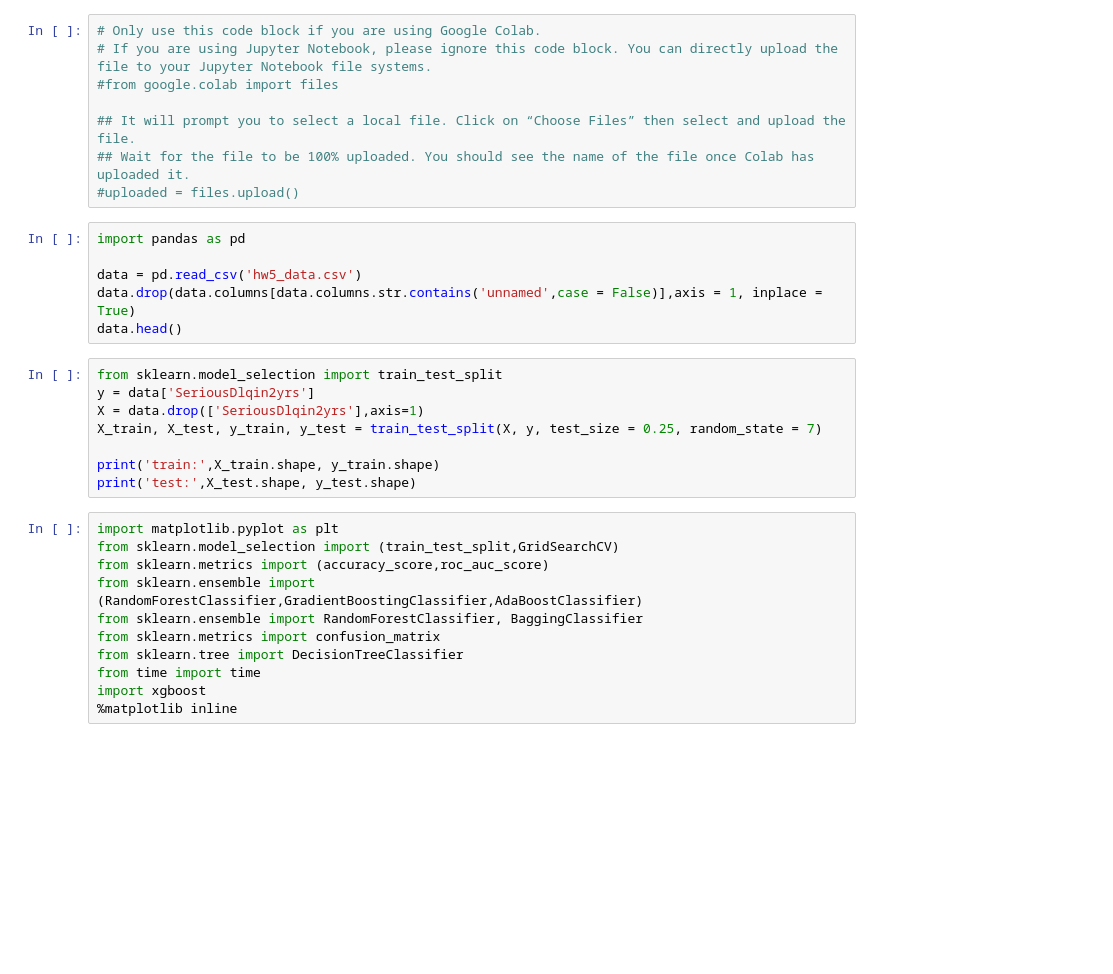
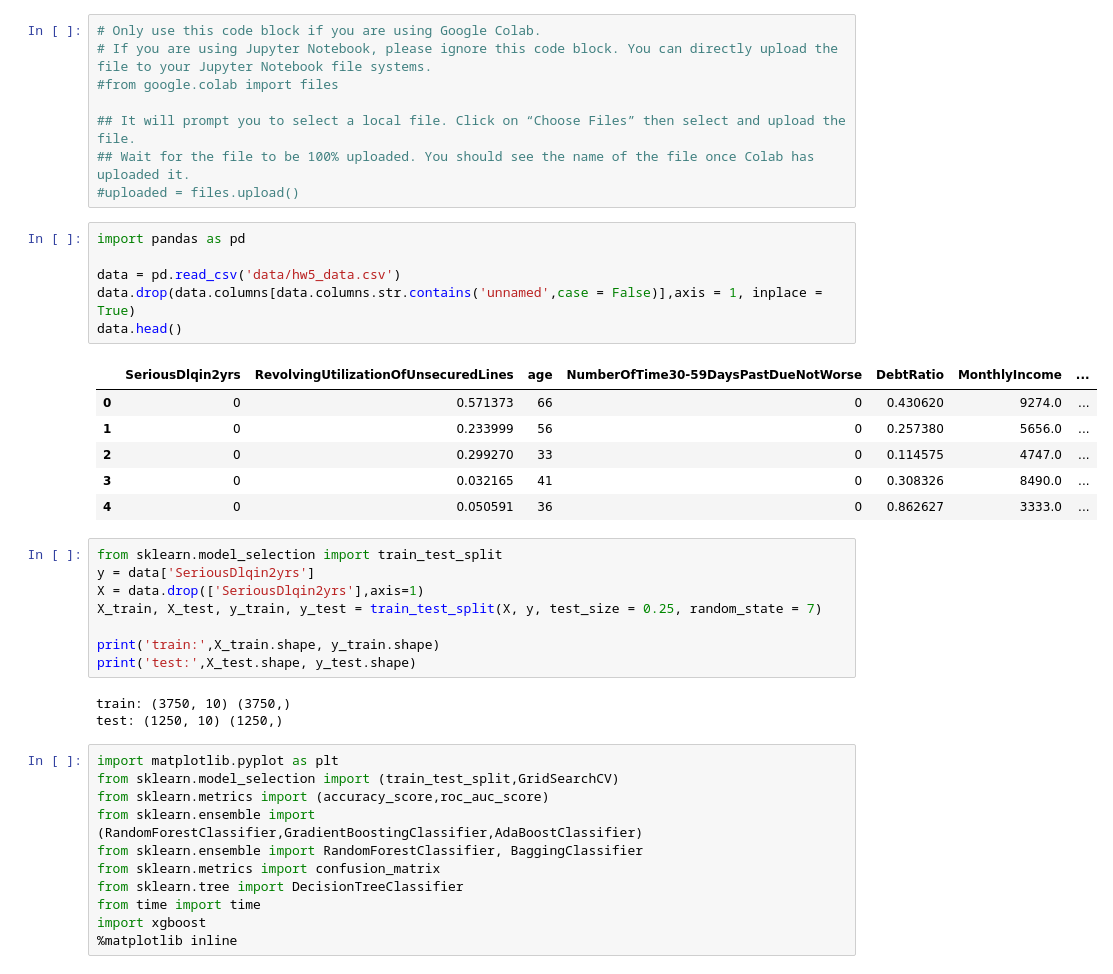
Before and after one commit to axj65/ece381, a Jupyter notebook: HW_5.ipynb, the cells around one changed output. Cells and saved outputs as stored; diff of their text form; blank space fills up the shorter version.

```diff
--- a/HW_5.ipynb
+++ b/HW_5.ipynb
@@ -159,9 +159,16 @@ The task is to predict the probability that someone will experience financial di
 # %%
 import pandas as pd
 
-data = pd.read_csv('hw5_data.csv')
+data = pd.read_csv('data/hw5_data.csv')
 data.drop(data.columns[data.columns.str.contains('unnamed',case = False)],axis = 1, inplace = True)
 data.head()
+# %% [output]
+|  | SeriousDlqin2yrs | RevolvingUtilizationOfUnsecuredLines | age | NumberOfTime30-59DaysPastDueNotWorse | DebtRatio | MonthlyIncome | ... |
+| 0 | 0 | 0.571373 | 66 | 0 | 0.430620 | 9274.0 | ... |
+| 1 | 0 | 0.233999 | 56 | 0 | 0.257380 | 5656.0 | ... |
+| 2 | 0 | 0.299270 | 33 | 0 | 0.114575 | 4747.0 | ... |
+| 3 | 0 | 0.032165 | 41 | 0 | 0.308326 | 8490.0 | ... |
+| 4 | 0 | 0.050591 | 36 | 0 | 0.862627 | 3333.0 | ... |
 # %%
 from sklearn.model_selection import train_test_split
 y = data['SeriousDlqin2yrs']
@@ -170,6 +177,9 @@ X_train, X_test, y_train, y_test = train_test_split(X, y, test_size = 0.25, rand
 
 print('train:',X_train.shape, y_train.shape)
 print('test:',X_test.shape, y_test.shape)
+# %% [output]
+train: (3750, 10) (3750,)
+test: (1250, 10) (1250,)
 # %%
 import matplotlib.pyplot as plt
 from sklearn.model_selection import (train_test_split,GridSearchCV)
```
Also changed, not shown: parts of 21 cells of this notebook, 1 other file.
